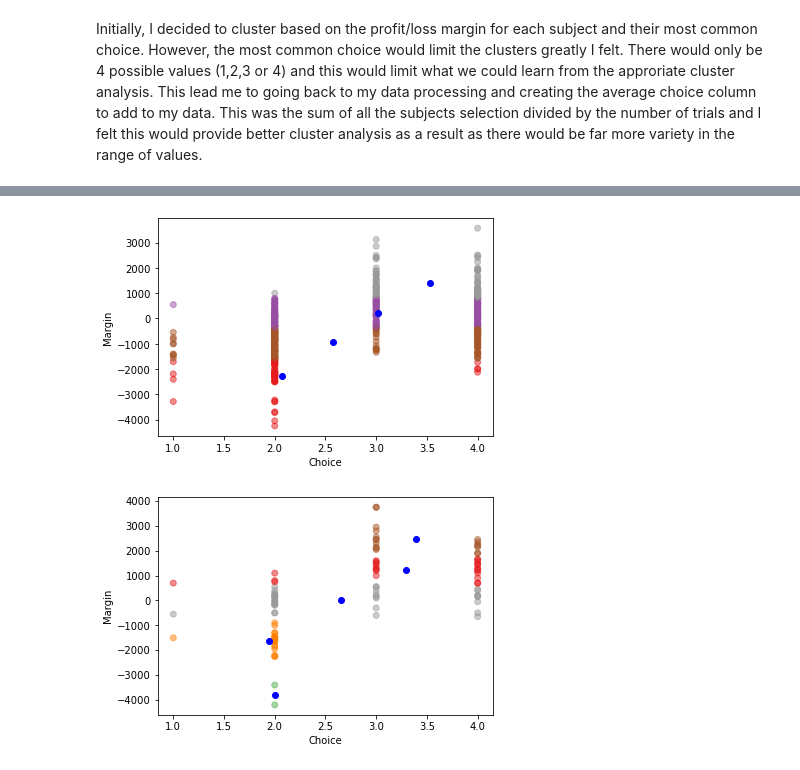
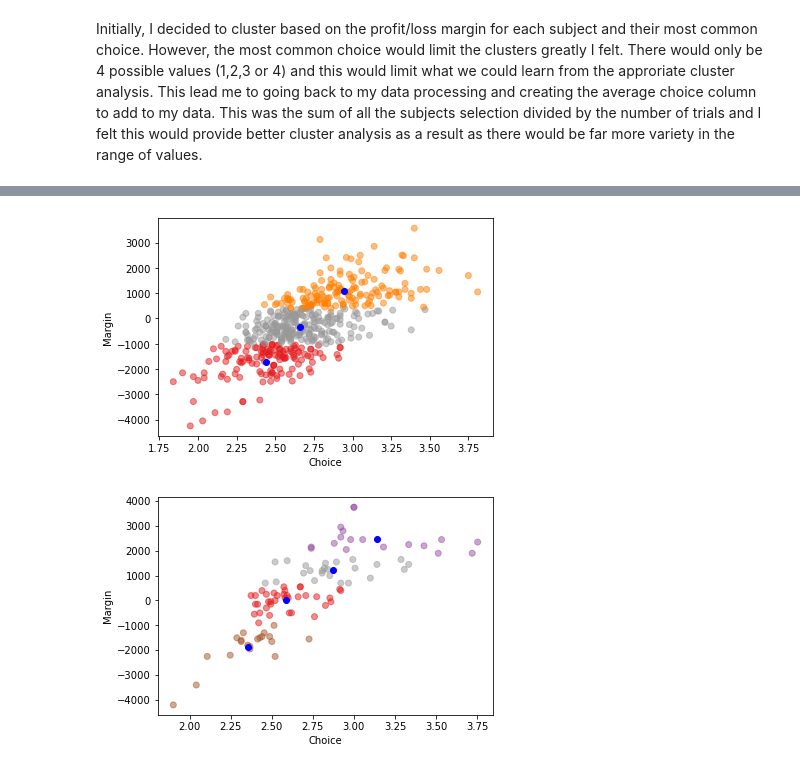
Before and after one commit to kiansweeney11/ca4015-assignment-1, a Jupyter notebook: clustering.ipynb, the cells around one changed output, grey strips where cells are left out. Saved outputs shown, nothing was run; the diff lists cells and outputs as text; code cells hidden in the pictures.

Commit message:
update-cluster

```diff
--- a/clustering.ipynb
+++ b/clustering.ipynb
@@ -55,12 +55,12 @@ plt.show()
 # %%
-kmeans_margin_choice100 = KMeans(n_clusters=4).fit(cleaned100[["Most Common Choice", "Margin"]])
+kmeans_margin_choice100 = KMeans(n_clusters=3).fit(cleaned100[["Average Choice", "Margin"]])
 centroids_betas = kmeans_margin_choice100.cluster_centers_
 # %%
-plt.scatter(cleaned100['Most Common Choice'], cleaned100['Margin'], c= kmeans_margin_choice100.labels_, cmap = "Set1", alpha=0.5)
+plt.scatter(cleaned100['Average Choice'], cleaned100['Margin'], c= kmeans_margin_choice100.labels_, cmap = "Set1", alpha=0.5)
 plt.scatter(centroids_betas[:, 0], centroids_betas[:, 1], c='blue')
 plt.xlabel('Choice')
 plt.ylabel('Margin')
 plt.show()
 # %% [output]
-[figure, old version]
+[figure, new version]
 # %%
@@ -68,9 +68,9 @@ kmeans_margin_choice150 = KMeans(n_clusters=5).fit(cleaned150[["Most Common Choi
 centroids_betas = kmeans_margin_choice150.cluster_centers_
 # %%
-plt.scatter(cleaned150['Most Common Choice'], cleaned150['Margin'], c= kmeans_margin_choice150.labels_, cmap = "Set1", alpha=0.5)
+plt.scatter(cleaned150['Average Choice'], cleaned150['Margin'], c= kmeans_margin_choice150.labels_, cmap = "Set1", alpha=0.5)
 plt.scatter(centroids_betas[:, 0], centroids_betas[:, 1], c='blue')
 plt.xlabel('Choice')
 plt.ylabel('Margin')
 plt.show()
 # %% [output]
-[figure, old version]
+[figure, new version]
```
Also changed, not shown: parts of 3 cells of this notebook.
